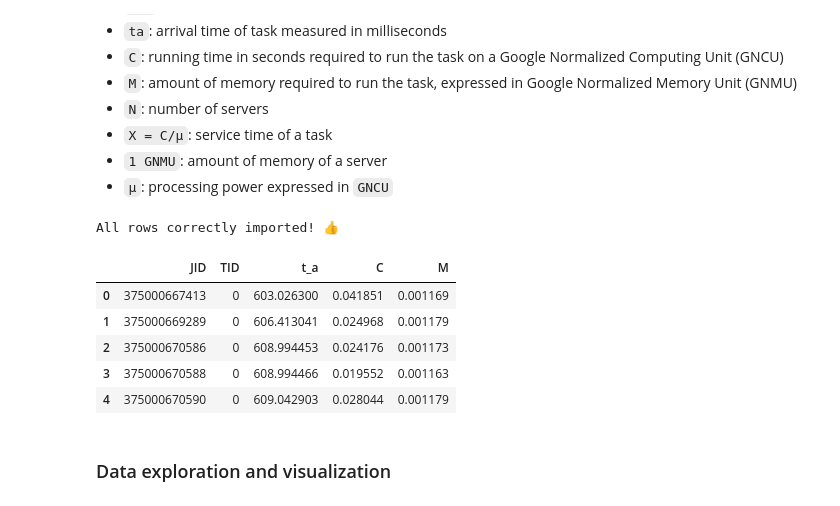
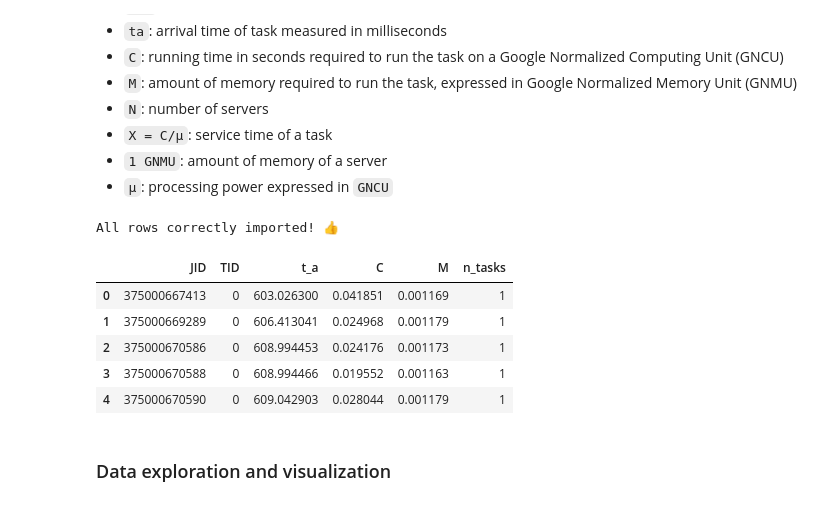
Before and after one commit to Matteo-Candi/Data_Center, a Jupyter notebook: Hw_2/main.ipynb, the cells around one changed output. Saved outputs shown, nothing was run; the diff lists cells and outputs as text; code cells hidden in the pictures.

```diff
--- a/Hw_2/main.ipynb
+++ b/Hw_2/main.ipynb
@@ -17,29 +17,31 @@ import matplotlib.pyplot as plt
 # %%
 # Import data.
 data = pd.read_csv('Cell_a.csv')
 
 # Check if we import all the rows.
 if data.shape[0] == 2329133:
     print('All rows correctly imported! \U0001f44d')
 
 # Rename columns.
 data = data.rename(columns={'Job_ID': 'JID',
                             'Task_ID': 'TID',
                             'Arrival_Time': 't_a',
                             'CPU': 'C',
                             'Memory': 'M'})
 data.t_a = data.t_a / 1e6
 data = data.sort_values('t_a', ignore_index=True)
+data['n_tasks'] = data.groupby('JID')['JID'].transform('count')
+
 
 data.head()
 # %% [output]
 All rows correctly imported! 👍
-|  | JID | TID | t_a | C | M |
-| 0 | 375000667413 | 0 | 603.026300 | 0.041851 | 0.001169 |
-| 1 | 375000669289 | 0 | 606.413041 | 0.024968 | 0.001179 |
-| 2 | 375000670586 | 0 | 608.994453 | 0.024176 | 0.001173 |
-| 3 | 375000670588 | 0 | 608.994466 | 0.019552 | 0.001163 |
-| 4 | 375000670590 | 0 | 609.042903 | 0.028044 | 0.001179 |
+|  | JID | TID | t_a | C | M | n_tasks |
+| 0 | 375000667413 | 0 | 603.026300 | 0.041851 | 0.001169 | 1 |
+| 1 | 375000669289 | 0 | 606.413041 | 0.024968 | 0.001179 | 1 |
+| 2 | 375000670586 | 0 | 608.994453 | 0.024176 | 0.001173 | 1 |
+| 3 | 375000670588 | 0 | 608.994466 | 0.019552 | 0.001163 | 1 |
+| 4 | 375000670590 | 0 | 609.042903 | 0.028044 | 0.001179 | 1 |
 # %% [markdown]
 ### Data exploration and visualization
 # %%
```
Also changed, not shown: parts of 13 cells of this notebook.
